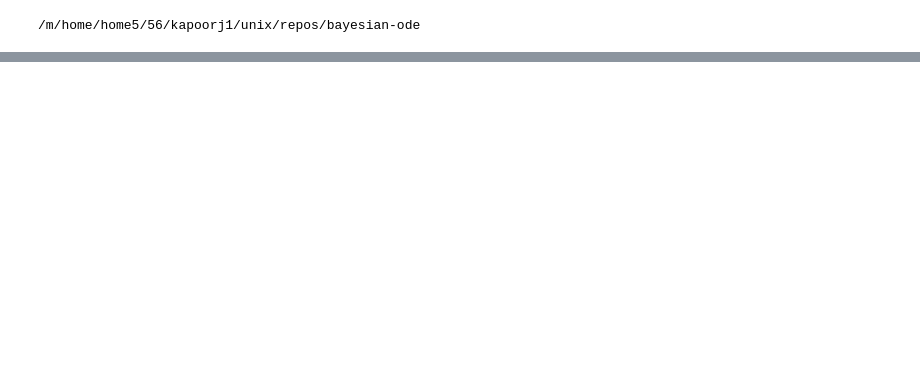
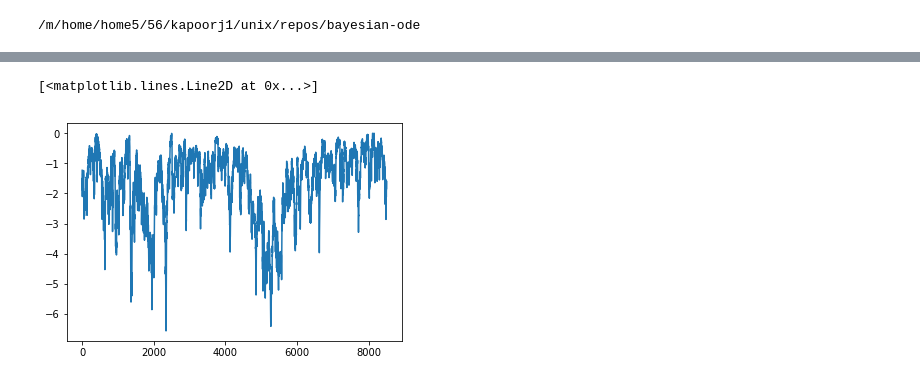
Before and after one commit to jaivardhankapoor/bayesian-ode, a Jupyter notebook: notebooks/jai/sampler_visualizations.ipynb, the cells around one changed output, grey strips where cells are left out. Drawn from its saved outputs; the diff is of its cells as text; code cells hidden in the pictures; blank space fills up the shorter version.

```diff
--- a/notebooks/jai/sampler_visualizations.ipynb
+++ b/notebooks/jai/sampler_visualizations.ipynb
@@ -118,0 +124,5 @@ x_mean=-1.4737684726715088, y_mean=3.393479824066162
+# %%
+plt.plot(logp_array[3500:])
+# %% [output]
+[<matplotlib.lines.Line2D at 0x...>]
+[figure, added]
```
Also changed, not shown: parts of 3 cells of this notebook, 10 other files.
